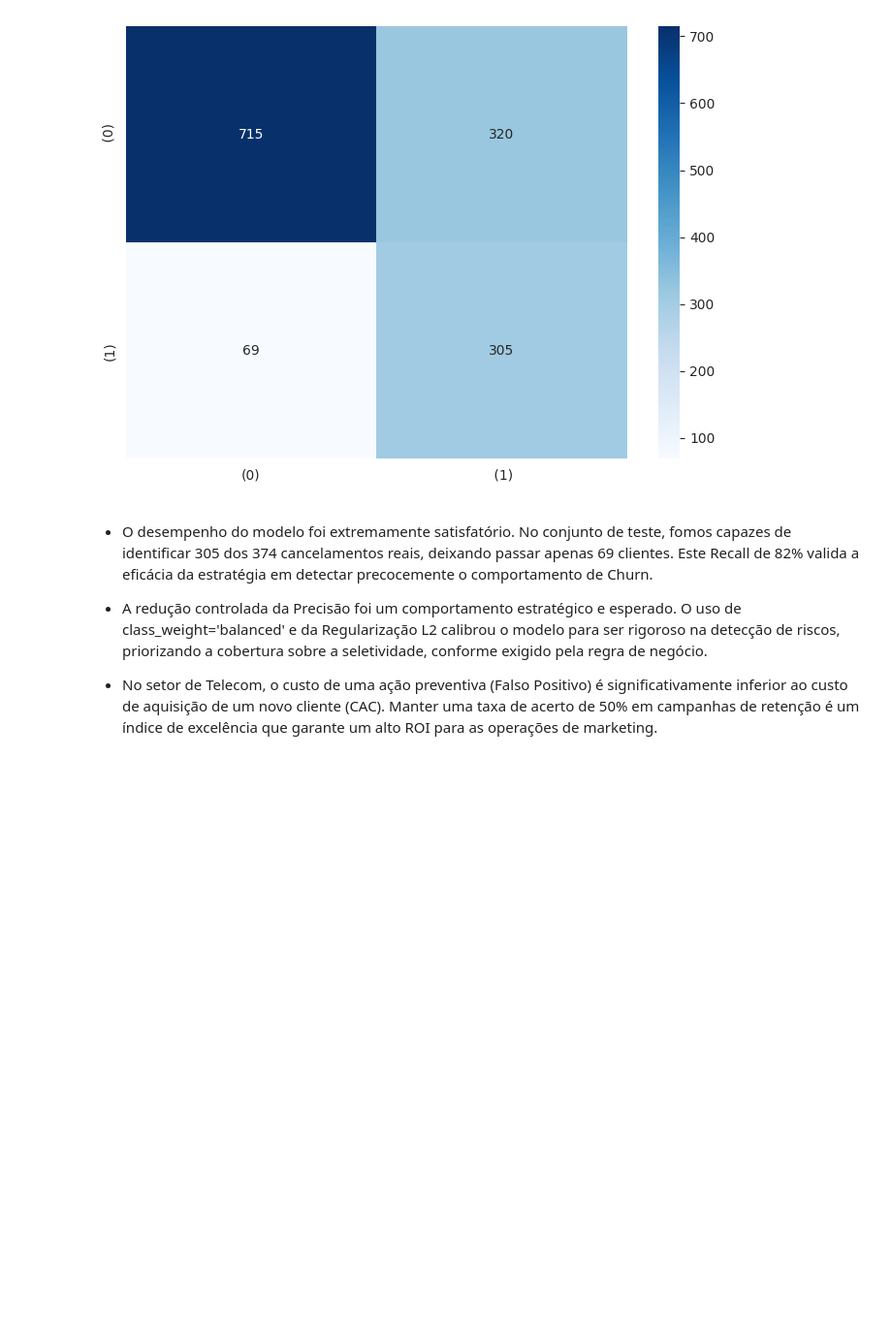
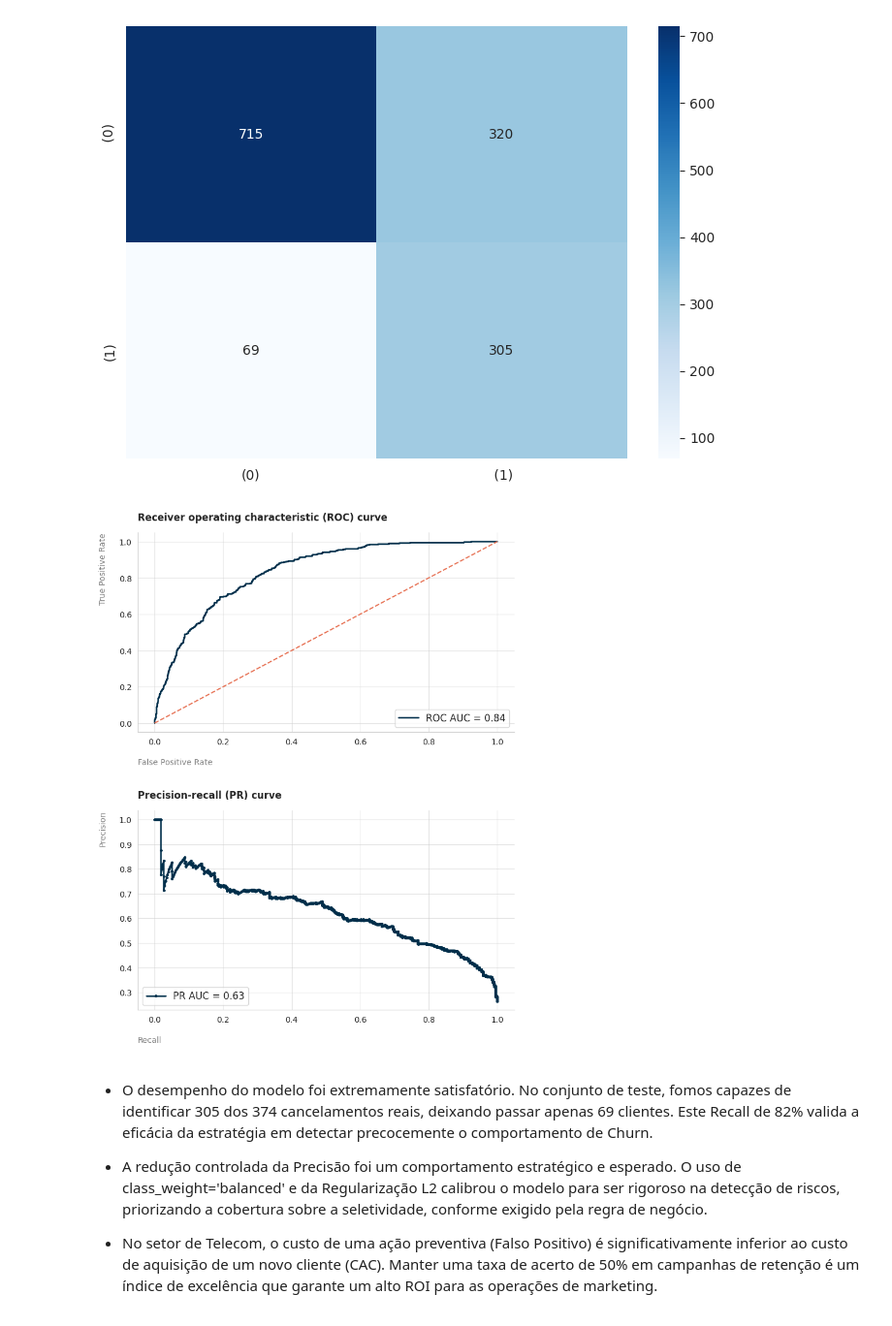
Before and after one commit to RebecaVBoas/Telco-Customer-Churn-Prediction, a Jupyter notebook: notebooks/Modelling.ipynb, the cells around one changed output. Shown at 97% size. Cells and saved outputs as stored; diff of their text form; code cells hidden in the pictures; blank space fills up the shorter version.

Commit message:
feat: inclusaõ dos graficos Curva ROC e Curva Precision-Recall

```diff
--- a/notebooks/Modelling.ipynb
+++ b/notebooks/Modelling.ipynb
@@ -318,6 +320,48 @@ plt.show()
    macro avg       0.70      0.75      0.70      1409
 weighted avg       0.80      0.72      0.74      1409
 [figure]
+# %%
+y_probs = best_log_reg.predict_proba(X_test)[:, 1]
+
+fpr, tpr, roc_thresholds = roc_curve(y_test, y_probs)
+roc_auc = auc(fpr, tpr)
+
+precision, recall, pr_thresholds = precision_recall_curve(y_test, y_probs)
+pr_auc = auc(recall, precision)
+
+
+cor_linha = '#002E4A'   # Azul escuro elegante
+cor_tracejada = '#E76F51' # Laranja para a linha de base
+
+fig, (ax1, ax2) = plt.subplots(2, 1, figsize=(8, 10))
+
+ax1.plot(fpr, tpr, color=cor_linha, lw=2, label=f'ROC AUC = {roc_auc:.2f}')
+ax1.plot([0, 1], [0, 1], color=cor_tracejada, lw=1.5, linestyle='--') # Linha aleatória
+ax1.set_title('Receiver operating characteristic (ROC) curve', loc='left', fontweight='bold', pad=15)
+ax1.set_xlabel('False Positive Rate', loc='left', color='gray', labelpad=15)
+ax1.set_ylabel('True Positive Rate', loc='top', color='gray', labelpad=15)
+ax1.legend(loc="lower right", fontsize=12)
+ax1.grid(True, linestyle='-', alpha=0.5)
+ax1.spines['top'].set_visible(False)
+ax1.spines['right'].set_visible(False)
+ax1.spines['left'].set_color('lightgray')
+ax1.spines['bottom'].set_color('lightgray')
+
+ax2.plot(recall, precision, color=cor_linha, lw=2, marker='.', markersize=5, label=f'PR AUC = {pr_auc:.2f}')
+ax2.set_title('Precision-recall (PR) curve', loc='left', fontweight='bold', pad=15)
+ax2.set_xlabel('Recall', loc='left', color='gray', labelpad=15)
+ax2.set_ylabel('Precision', loc='top', color='gray', labelpad=15)
+ax2.legend(loc="lower left", fontsize=12)
+ax2.grid(True, linestyle='-', alpha=0.5)
+ax2.spines['top'].set_visible(False)
+ax2.spines['right'].set_visible(False)
+ax2.spines['left'].set_color('lightgray')
+ax2.spines['bottom'].set_color('lightgray')
+
+plt.tight_layout(pad=3.0)
+plt.show()
+# %% [output]
+[figure, added]
 # %% [markdown]
 * O desempenho do modelo foi extremamente satisfatório. No conjunto de teste, fomos capazes de identificar 305 dos 374 cancelamentos reais, deixando passar apenas 69 clientes. Este Recall de 82% valida a eficácia da estratégia em detectar precocemente o comportamento de Churn.
 
```
Also changed, not shown: parts of 1 cell of this notebook.
